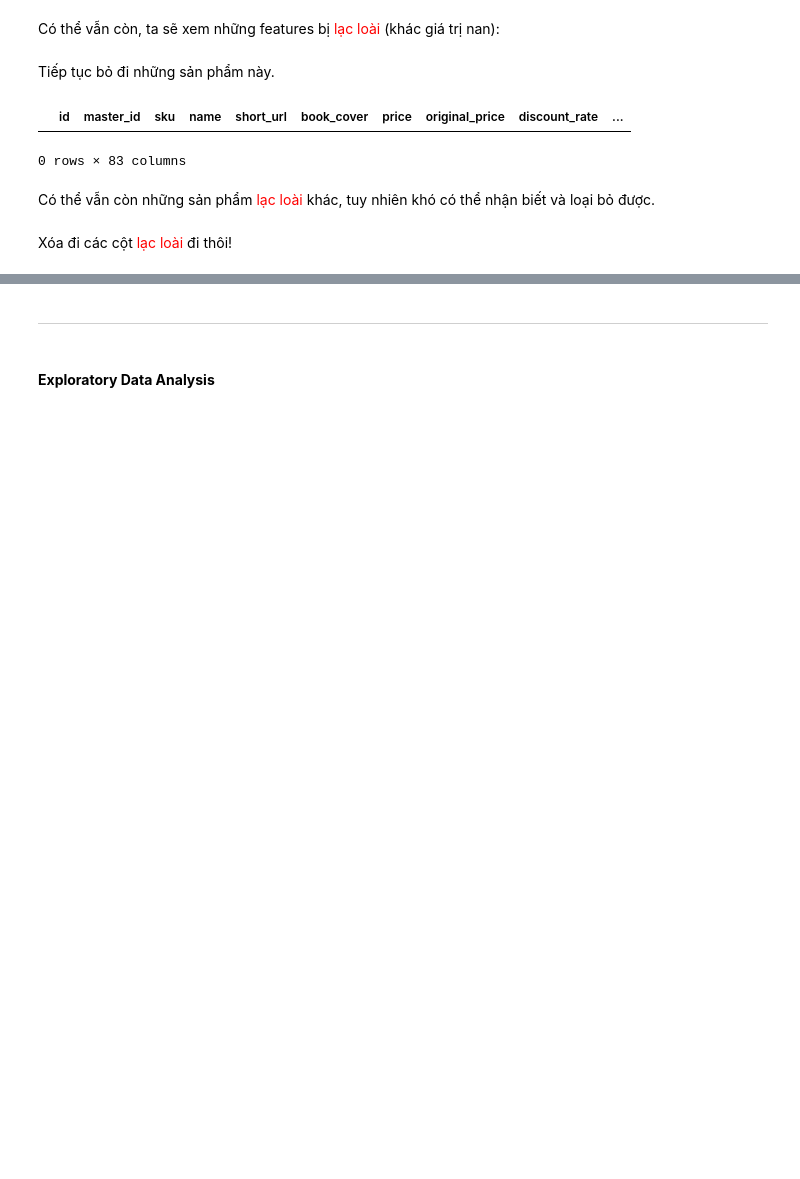
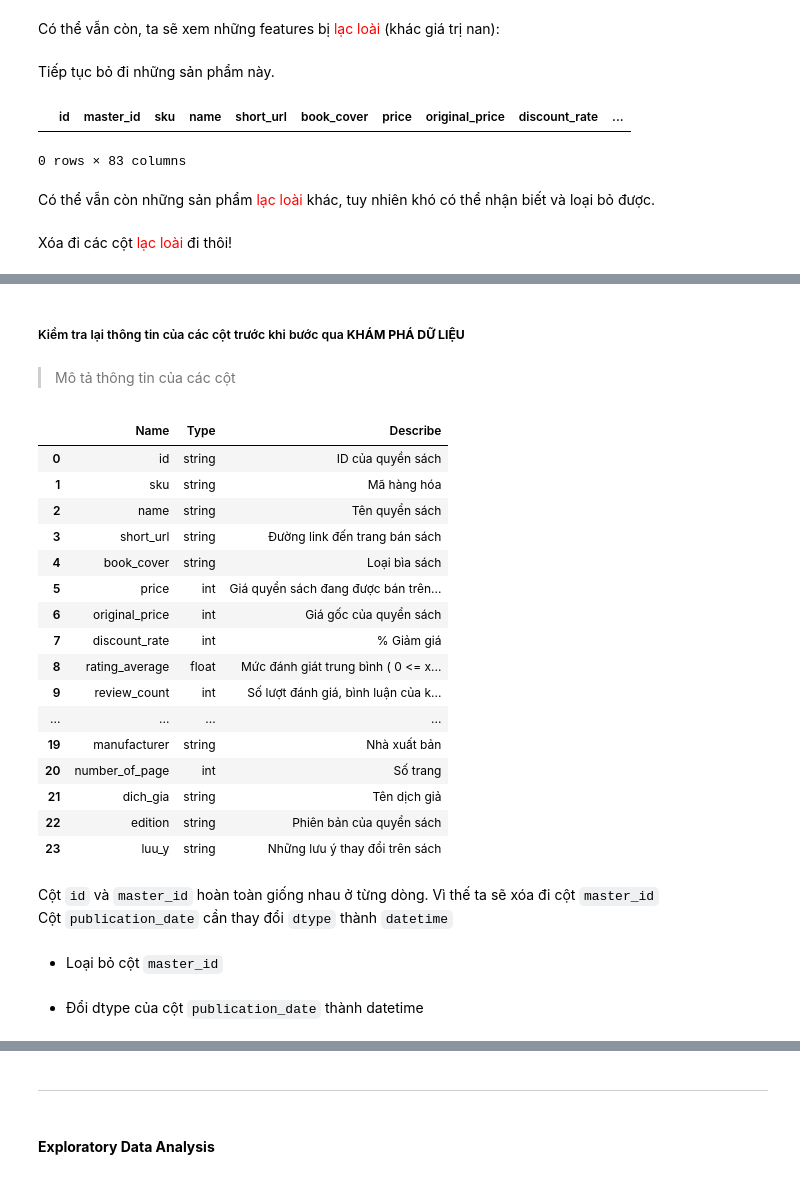
Before and after one commit to Miruku2201/NMKHDL_Final_Project, a Jupyter notebook: preprocessing.ipynb, the cells around one changed output, grey strips where cells are left out. Drawn from its saved outputs; the diff is of its cells as text; code cells hidden in the pictures; blank space fills up the shorter version.

```diff
--- a/preprocessing.ipynb
+++ b/preprocessing.ipynb
@@ -200,0 +201,29 @@ df.shape
+# %% [markdown]
+##### Kiểm tra lại thông tin của các cột trước khi bước qua **KHÁM PHÁ DỮ LIỆU**
+# %% [markdown]
+> Mô tả thông tin của các cột
+# %%
+pd.read_csv("column/Columns.csv")
+# %% [output]
+|  | Name | Type | Describe |
+| 0 | id | string | ID của quyền sách |
+| 1 | sku | string | Mã hàng hóa |
+| 2 | name | string | Tên quyển sách |
+| 3 | short_url | string | Đường link đến trang bán sách |
+| 4 | book_cover | string | Loại bìa sách |
+| 5 | price | int | Giá quyển sách đang được bán trên... |
+| 6 | original_price | int | Giá gốc của quyển sách |
+| 7 | discount_rate | int | % Giảm giá |
+| 8 | rating_average | float | Mức đánh giát trung bình ( 0 <= x... |
+| 9 | review_count | int | Số lượt đánh giá, bình luận của k... |
+| ... | ... | ... | ... |
+| 19 | manufacturer | string | Nhà xuất bản |
+| 20 | number_of_page | int | Số trang |
+| 21 | dich_gia | string | Tên dịch giả |
+| 22 | edition | string | Phiên bản của quyển sách |
+| 23 | luu_y | string | Những lưu ý thay đổi trên sách |
+# %% [markdown]
+Cột `id` và `master_id` hoàn toàn giống nhau ở từng dòng. Vì thế ta sẽ xóa đi cột `master_id` <br>
+Cột `publication_date` cần thay đổi `dtype` thành `datetime`
+# %% [markdown]
+- Loại bỏ cột `master_id`
@@ -200,0 +232,2 @@ df.shape
+# %% [markdown]
++ Đổi dtype của cột `publication_date` thành datetime
```
Also changed, not shown: parts of 30 cells of this notebook, 1 other file.
